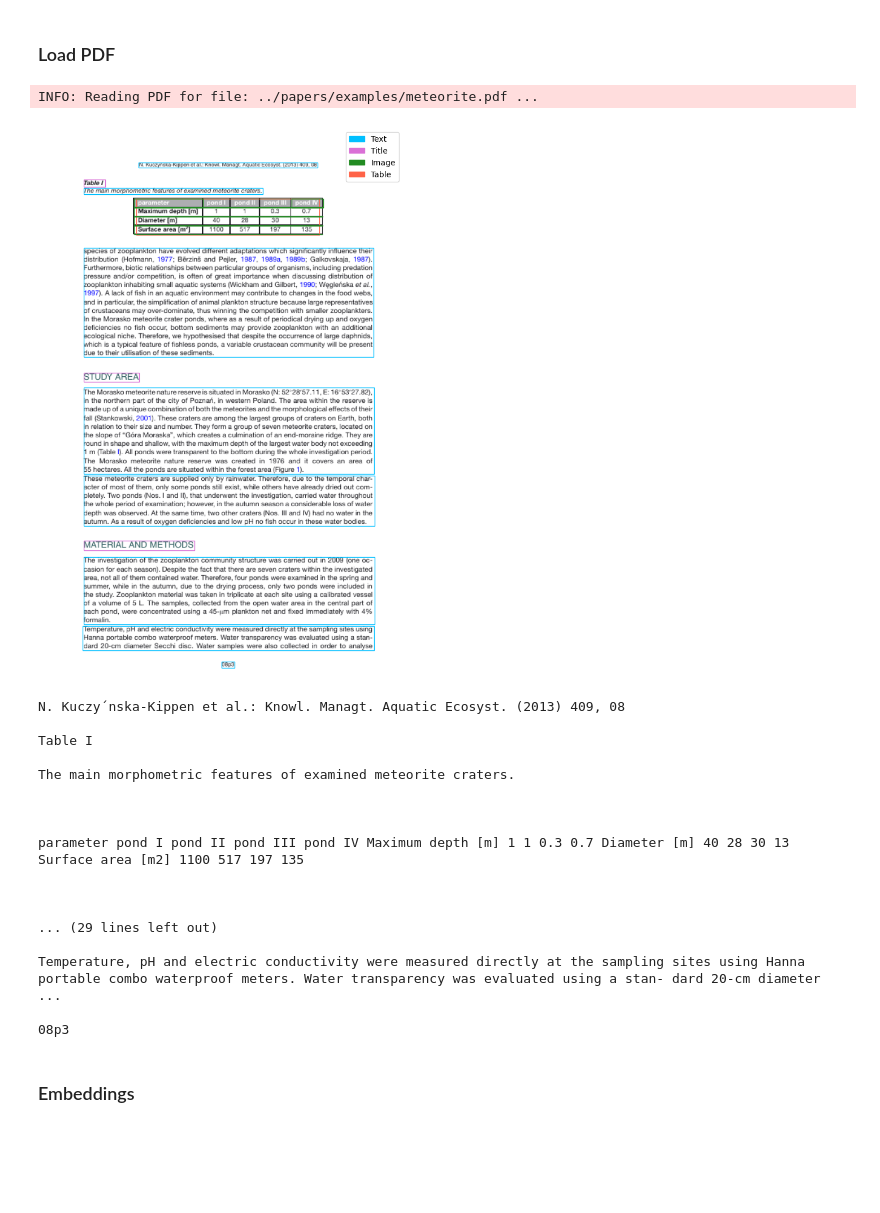
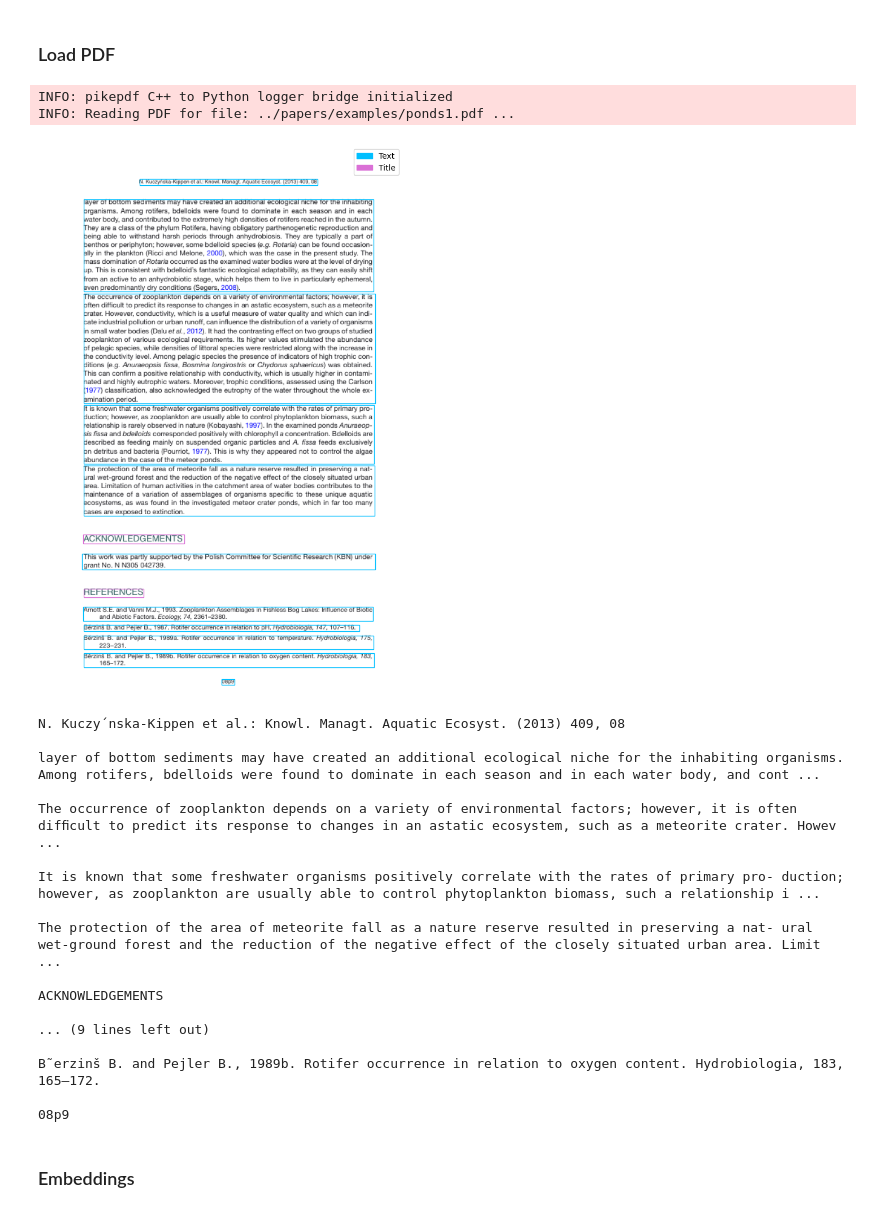
Before and after one commit to kevinqnb/systematic-review, a Jupyter notebook: examples/testing.ipynb, the cells around one changed output. Saved outputs shown, nothing was run; the diff lists cells and outputs as text; code cells hidden in the pictures; blank space fills up the shorter version.

Commit message:
initial experiment

```diff
--- a/examples/testing.ipynb
+++ b/examples/testing.ipynb
@@ -29,7 +33,7 @@ from langchain.schema import HumanMessage, AIMessage, SystemMessage
 # %% [markdown]
 ### Load PDF
 # %%
-file_path = '../papers/examples/meteorite.pdf'
+file_path = '../papers/examples/ponds1.pdf'
 
 # Load as individual pages:
 loader = PyPDFLoader(file_path)
@@ -55,7 +59,8 @@ for d in chunks:
     fdoc = Document(page_content = d.page_content, metadata = mdata)
     filtered_chunks.append(fdoc)
 # %% [output]
-INFO: Reading PDF for file: ../papers/examples/meteorite.pdf ...
+INFO: pikepdf C++ to Python logger bridge initialized
+INFO: Reading PDF for file: ../papers/examples/ponds1.pdf ...
 # %%
 # Full code and examples:
 # https://python.langchain.com/docs/how_to/document_loader_pdf/#extracting-tables-and-other-structures
@@ -117,26 +122,26 @@ def render_page(doc_list: list, page_number: int, print_text=True) -> None:
         for doc in page_docs:
             print(f"{doc.page_content}\n")
 # %%
-render_page(chunks, 3)
+render_page(chunks, 9)
 # %% [output]
-[figure, old version]
+[figure, new version]
 N. Kuczy´nska-Kippen et al.: Knowl. Managt. Aquatic Ecosyst. (2013) 409, 08
 
-Table I
+layer of bottom sediments may have created an additional ecological niche for the inhabiting organisms. Among rotifers, bdelloids were found to dominate in each season and in each water body, and cont ...
 
-The main morphometric features of examined meteorite craters.
+The occurrence of zooplankton depends on a variety of environmental factors; however, it is often difﬁcult to predict its response to changes in an astatic ecosystem, such as a meteorite crater. Howev ...
 
+It is known that some freshwater organisms positively correlate with the rates of primary pro- duction; however, as zooplankton are usually able to control phytoplankton biomass, such a relationship i ...
 
+The protection of the area of meteorite fall as a nature reserve resulted in preserving a nat- ural wet-ground forest and the reduction of the negative effect of the closely situated urban area. Limit ...
 
-parameter pond I pond II pond III pond IV Maximum depth [m] 1 1 0.3 0.7 Diameter [m] 40 28 30 13 Surface area [m2] 1100 517 197 135
+ACKNOWLEDGEMENTS
 
+... (9 lines left out)
 
+B˜erzinš B. and Pejler B., 1989b. Rotifer occurrence in relation to oxygen content. Hydrobiologia, 183, 165–172.
 
-... (29 lines left out)
-
-Temperature, pH and electric conductivity were measured directly at the sampling sites using Hanna portable combo waterproof meters. Water transparency was evaluated using a stan- dard 20-cm diameter  ...
-
-08p3
+08p9
 # %% [markdown]
 ### Embeddings
 # %%
```
Also changed, not shown: parts of 6 cells of this notebook, 22 other files.
